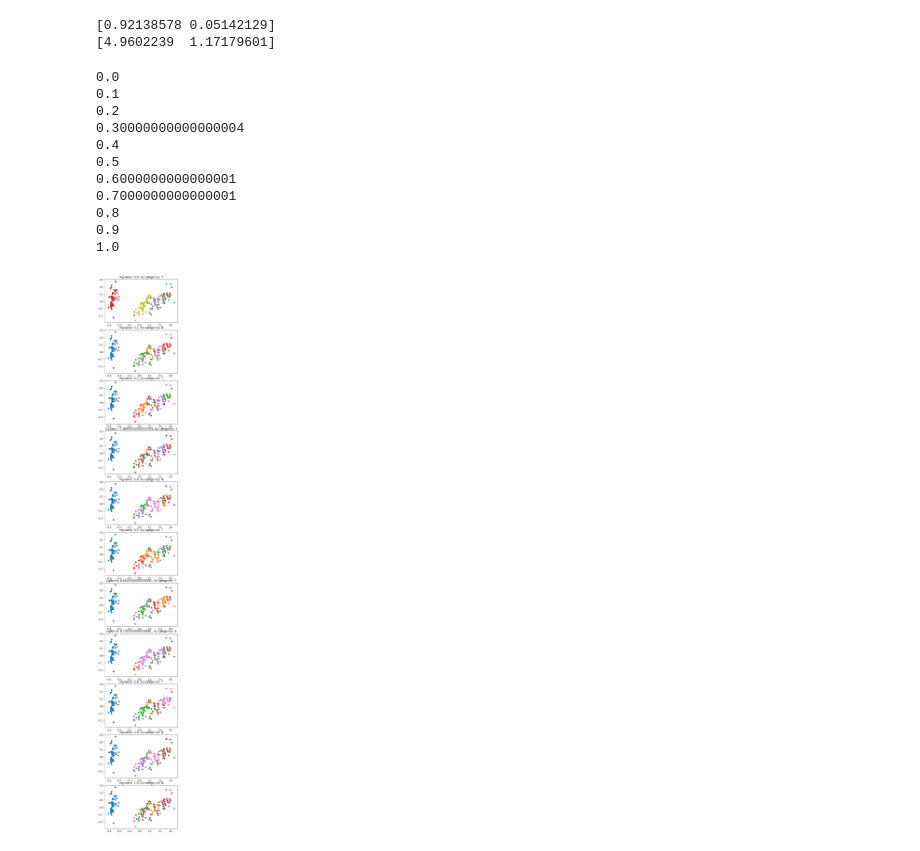
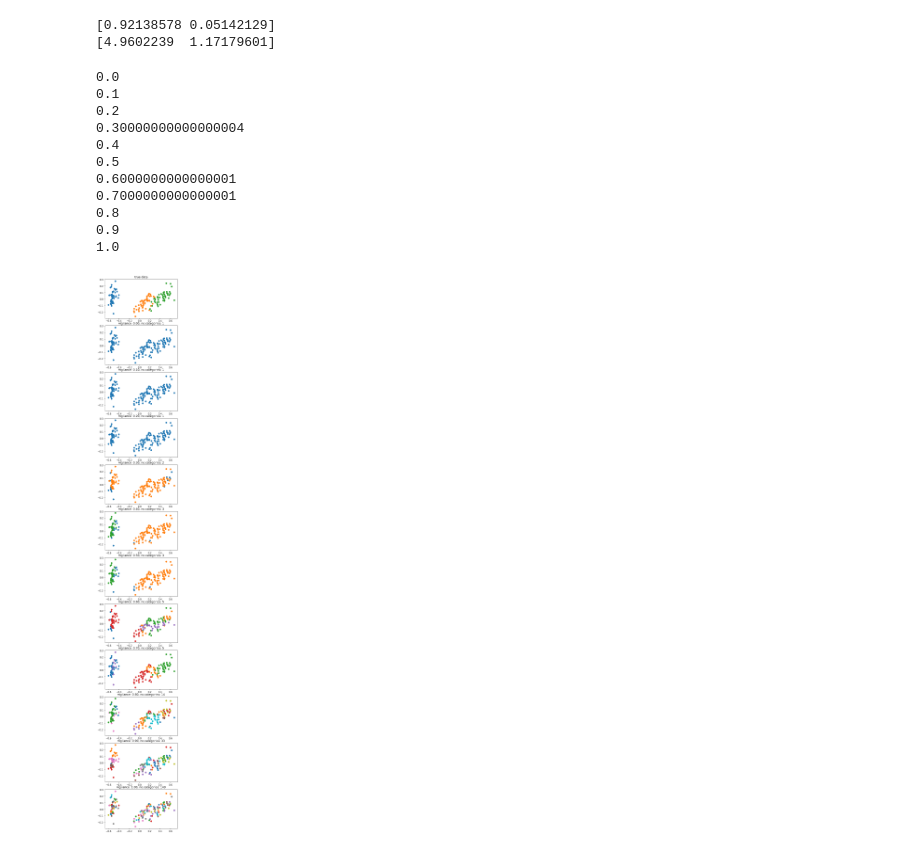
Before and after one commit to anish-lu-yihe/art, a Jupyter notebook: fuzzyART_visual.ipynb, the cells around one changed output. Saved outputs shown, nothing was run; the diff lists cells and outputs as text; code cells hidden in the pictures.

Commit message:
correct plots

```diff
--- a/fuzzyART_visual.ipynb
+++ b/fuzzyART_visual.ipynb
@@ -18,38 +18,39 @@ print(pca.singular_values_)
 # %%
 no_rho = 11
 ls_rho = np.linspace(0, 1, no_rho)
-fig, axs = plt.subplots(no_rho, 1,
+fig, axs = plt.subplots(no_rho + 1, 1,
                         figsize = (5, ls_rho.size * 3))
 fig.tight_layout()
 
 # plot true
 for cat_true in range(3):
     axs[0].scatter(*np.where(label_true == cat_true, pca_xy.T, None))
+axs[0].set_title('true data')
 
-
-for rho, ax in zip(ls_rho, axs):
+# use FuzzyART
+for rho, ax in zip(ls_rho, axs[1:]):
     print(rho)
     # init
-    net = FuzzyART(alpha=0.5, rho=0.75)
+    net = FuzzyART(alpha=0.5, rho=rho)
 
     # train
-    net.train(data, epochs=100)
+    net.train(data, epochs=100) # each epoch, all data is shuffled
     label_pred = net.test(data).astype(int)
 
     # plot
     for cat_pred in range(net.w.shape[0]):
         ax.scatter(*np.where(label_pred == cat_pred, pca_xy.T, None))
-    ax.set_title('vigilance: {}, no.categories: {}'.format(rho, net.w.shape[0]))
+    ax.set_title('vigilance: {:.2f}, no.categories: {}'.format(rho, net.w.shape[0]))
 # %% [output]
 0.0
 0.1
 0.2
 0.30000000000000004
 0.4
 0.5
 0.6000000000000001
 0.7000000000000001
 0.8
 0.9
 1.0
-[figure, old version]
+[figure, new version]
```
